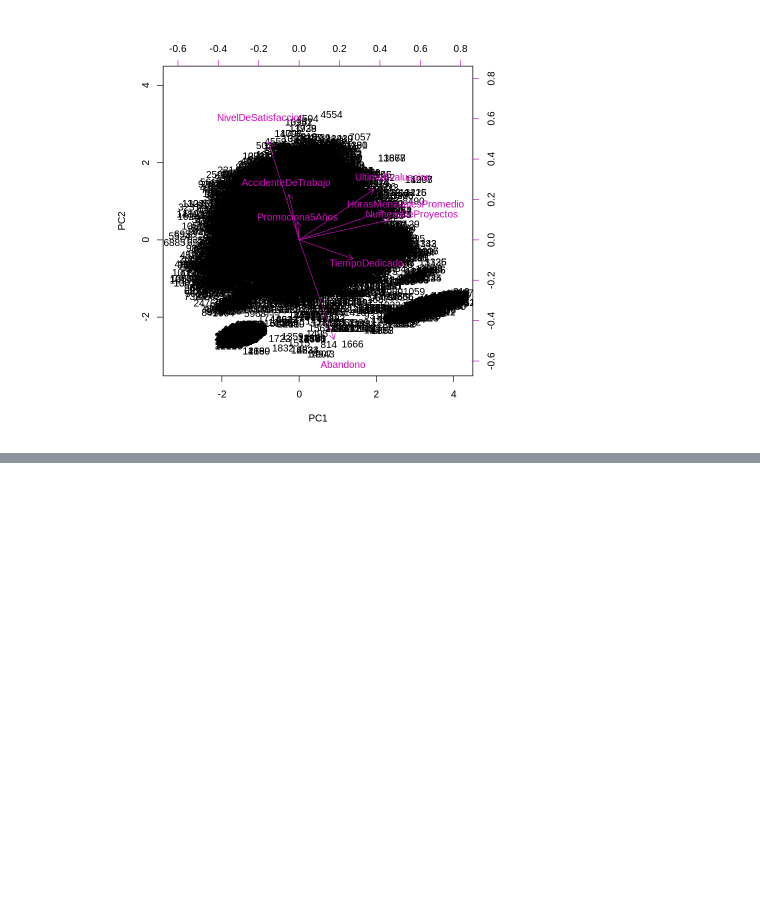
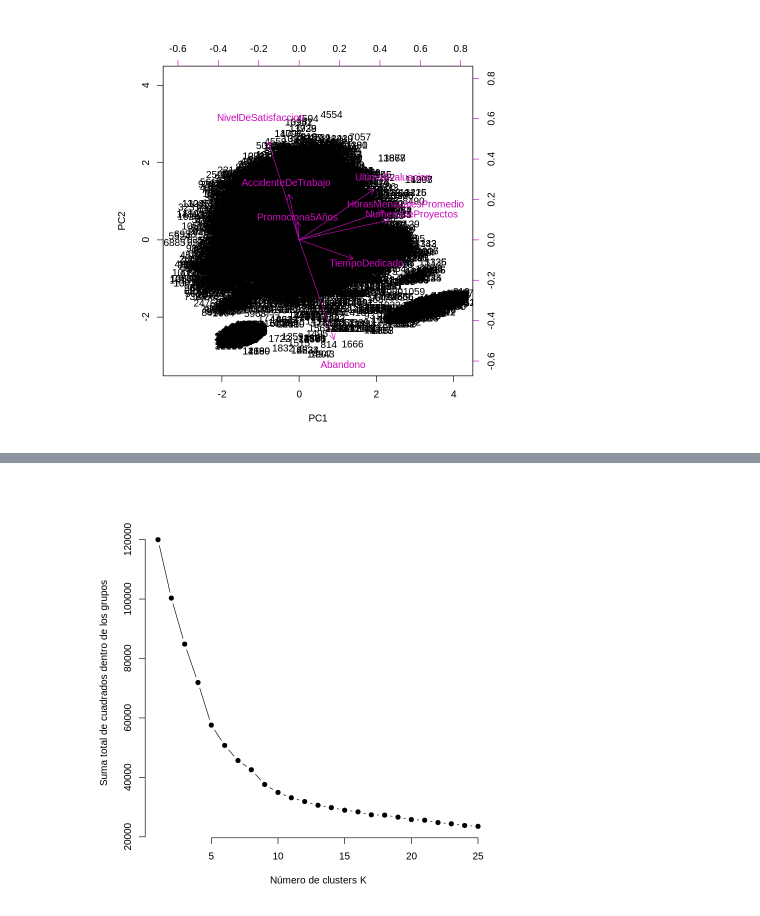
Before and after one commit to cristiandarioortegayubro/Maestria-Ciencia-de-Datos-UBA-FCE, a Jupyter notebook: Analisis_Multivariado/TPF_Ortega_Yubro.ipynb, the cells around one changed output, grey strips where cells are left out. Cells and saved outputs as stored; diff of their text form; code cells hidden in the pictures; blank space fills up the shorter version.

```diff
--- a/Analisis_Multivariado/TPF_Ortega_Yubro.ipynb
+++ b/Analisis_Multivariado/TPF_Ortega_Yubro.ipynb
@@ -443,0 +562,13 @@ biplot(PCA_resultados, scale = 0, col = c(1,6))
+# %%
+a <- function(k) {kmeans(recursoshumanos03, k, nstart = 5, iter.max = 50 )$tot.withinss}
+# %%
+k.valores <- 1:25
+# %%
+a_valores <- map_dbl(k.valores, a)
+# %%
+plot(k.valores, a_valores,
+       type="b", pch = 19, frame = FALSE,
+       xlab="Número de clusters K",
+       ylab="Suma total de cuadrados dentro de los grupos")
+# %% [output]
+[figure, added]
```
Also changed, not shown: parts of 24 cells of this notebook.
